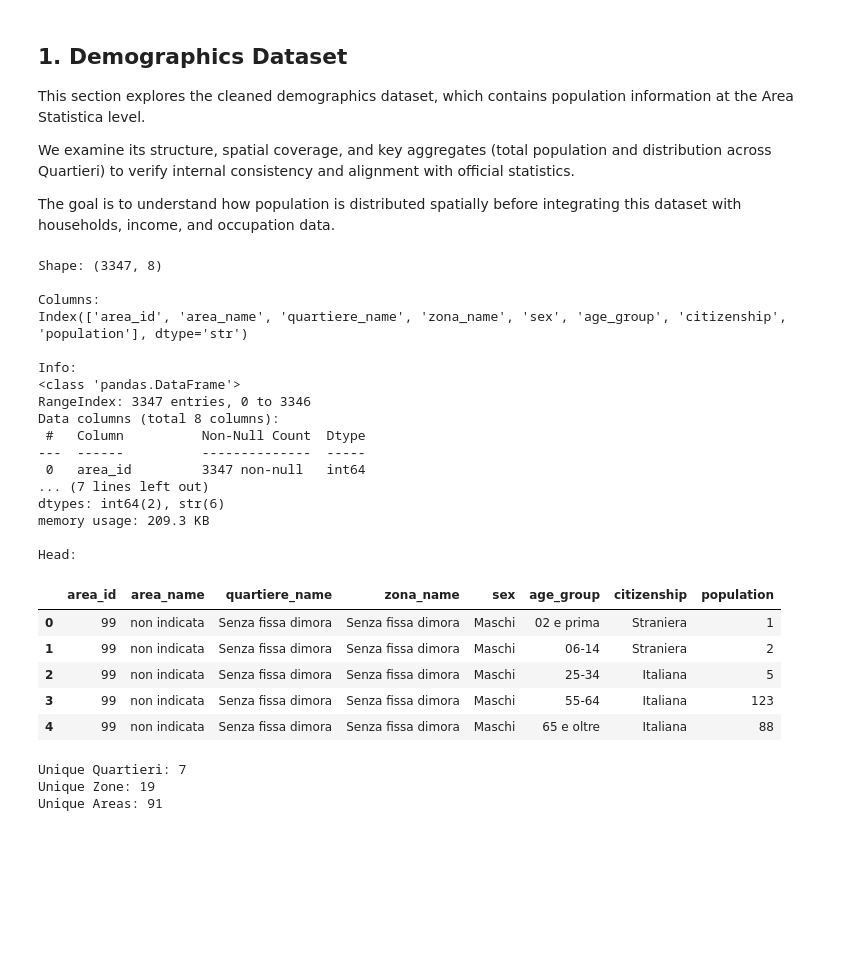
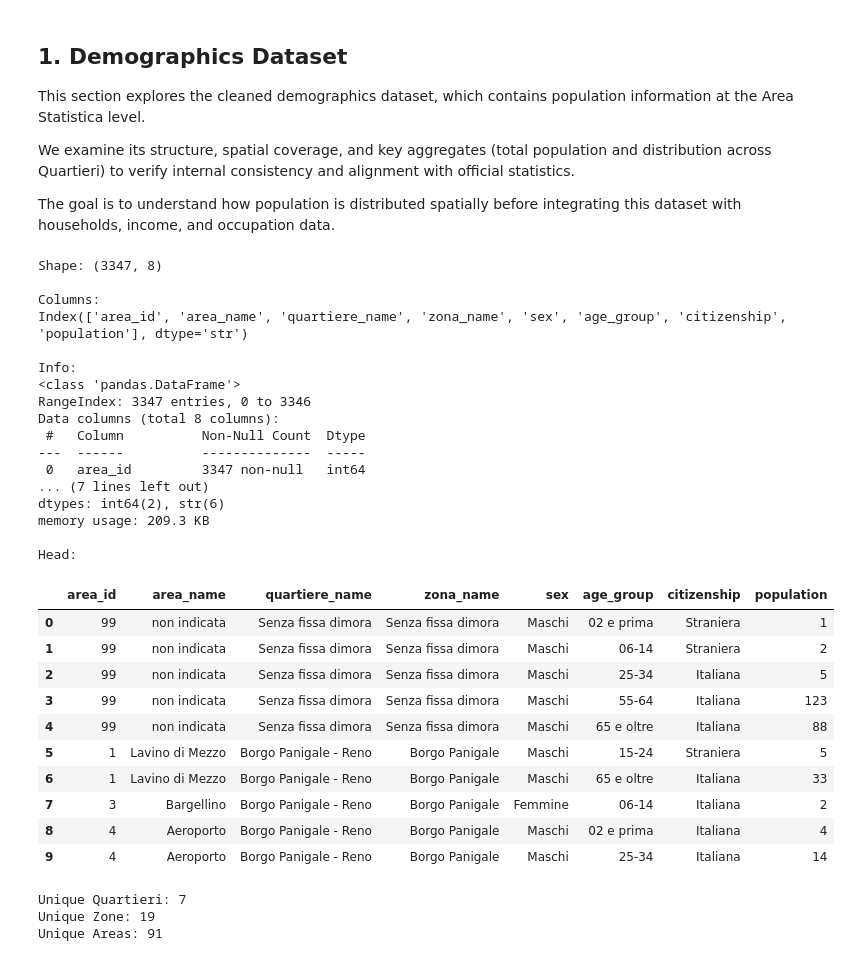
Before and after one commit to memerioo/bologna-synthetic-mobility, a Jupyter notebook: notebooks/01_explore_datasets.ipynb, the cells around one changed output. Drawn from its saved outputs; the diff is of its cells as text; code cells hidden in the pictures; blank space fills up the shorter version.

```diff
--- a/notebooks/01_explore_datasets.ipynb
+++ b/notebooks/01_explore_datasets.ipynb
@@ -118,34 +119,39 @@ print("\nColumns:")
 print(demographics.columns)
 
 print("\nInfo:")
 demographics.info()
 
 print("\nHead:")
-display(demographics.head())
+display(demographics.head(10))
 # %% [output]
 Shape: (3347, 8)
 
 Columns:
 Index(['area_id', 'area_name', 'quartiere_name', 'zona_name', 'sex', 'age_group', 'citizenship', 'population'], dtype='str')
 
 Info:
 <class 'pandas.DataFrame'>
 RangeIndex: 3347 entries, 0 to 3346
 Data columns (total 8 columns):
  #   Column          Non-Null Count  Dtype
 ---  ------          --------------  -----
  0   area_id         3347 non-null   int64
 ... (7 lines left out)
 dtypes: int64(2), str(6)
 memory usage: 209.3 KB
 
 Head:
 |  | area_id | area_name | quartiere_name | zona_name | sex | age_group | citizenship | population |
 | 0 | 99 | non indicata | Senza fissa dimora | Senza fissa dimora | Maschi | 02 e prima | Straniera | 1 |
 | 1 | 99 | non indicata | Senza fissa dimora | Senza fissa dimora | Maschi | 06-14 | Straniera | 2 |
 | 2 | 99 | non indicata | Senza fissa dimora | Senza fissa dimora | Maschi | 25-34 | Italiana | 5 |
 | 3 | 99 | non indicata | Senza fissa dimora | Senza fissa dimora | Maschi | 55-64 | Italiana | 123 |
 | 4 | 99 | non indicata | Senza fissa dimora | Senza fissa dimora | Maschi | 65 e oltre | Italiana | 88 |
+| 5 | 1 | Lavino di Mezzo | Borgo Panigale - Reno | Borgo Panigale | Maschi | 15-24 | Straniera | 5 |
+| 6 | 1 | Lavino di Mezzo | Borgo Panigale - Reno | Borgo Panigale | Maschi | 65 e oltre | Italiana | 33 |
+| 7 | 3 | Bargellino | Borgo Panigale - Reno | Borgo Panigale | Femmine | 06-14 | Italiana | 2 |
+| 8 | 4 | Aeroporto | Borgo Panigale - Reno | Borgo Panigale | Maschi | 02 e prima | Italiana | 4 |
+| 9 | 4 | Aeroporto | Borgo Panigale - Reno | Borgo Panigale | Maschi | 25-34 | Italiana | 14 |
 # %%
 # ============================================================
 # Demographics – Spatial Coverage
```
Also changed, not shown: parts of 5 cells of this notebook.
